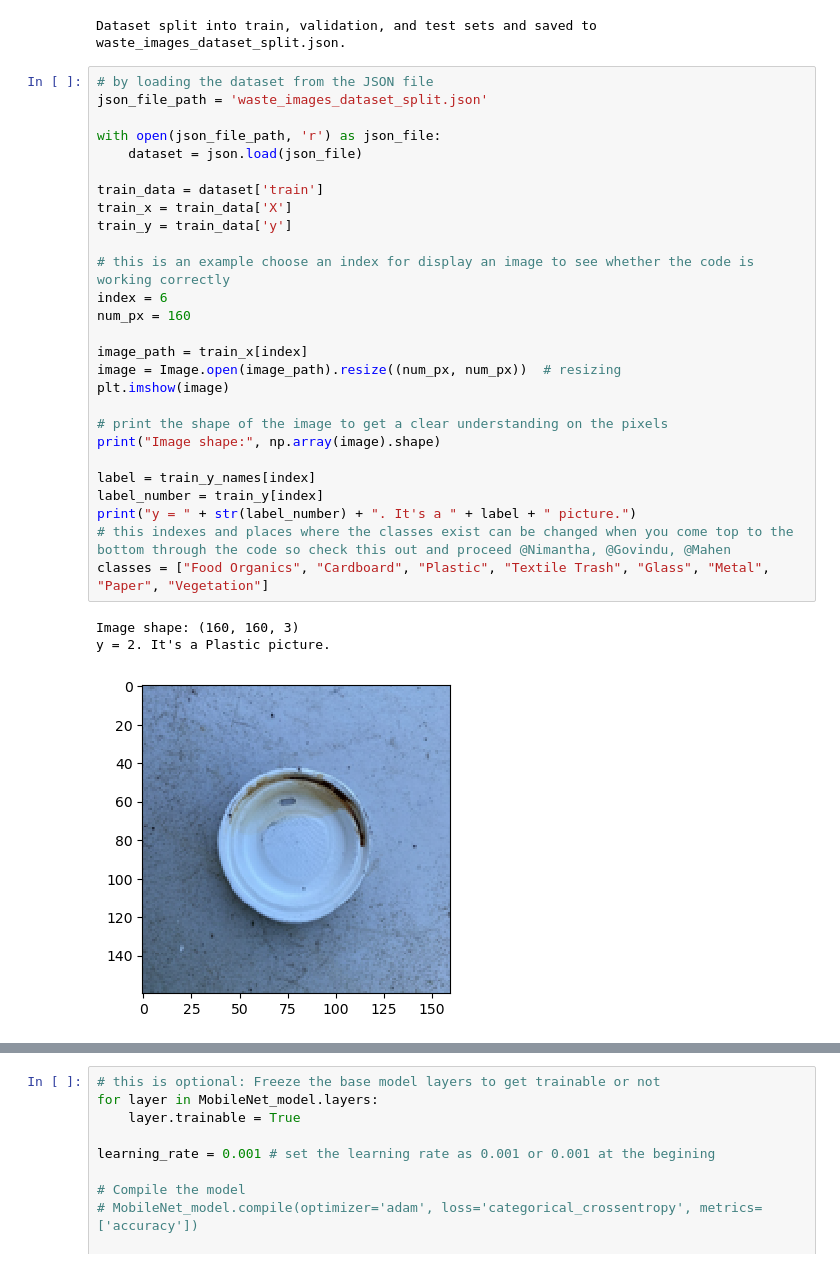
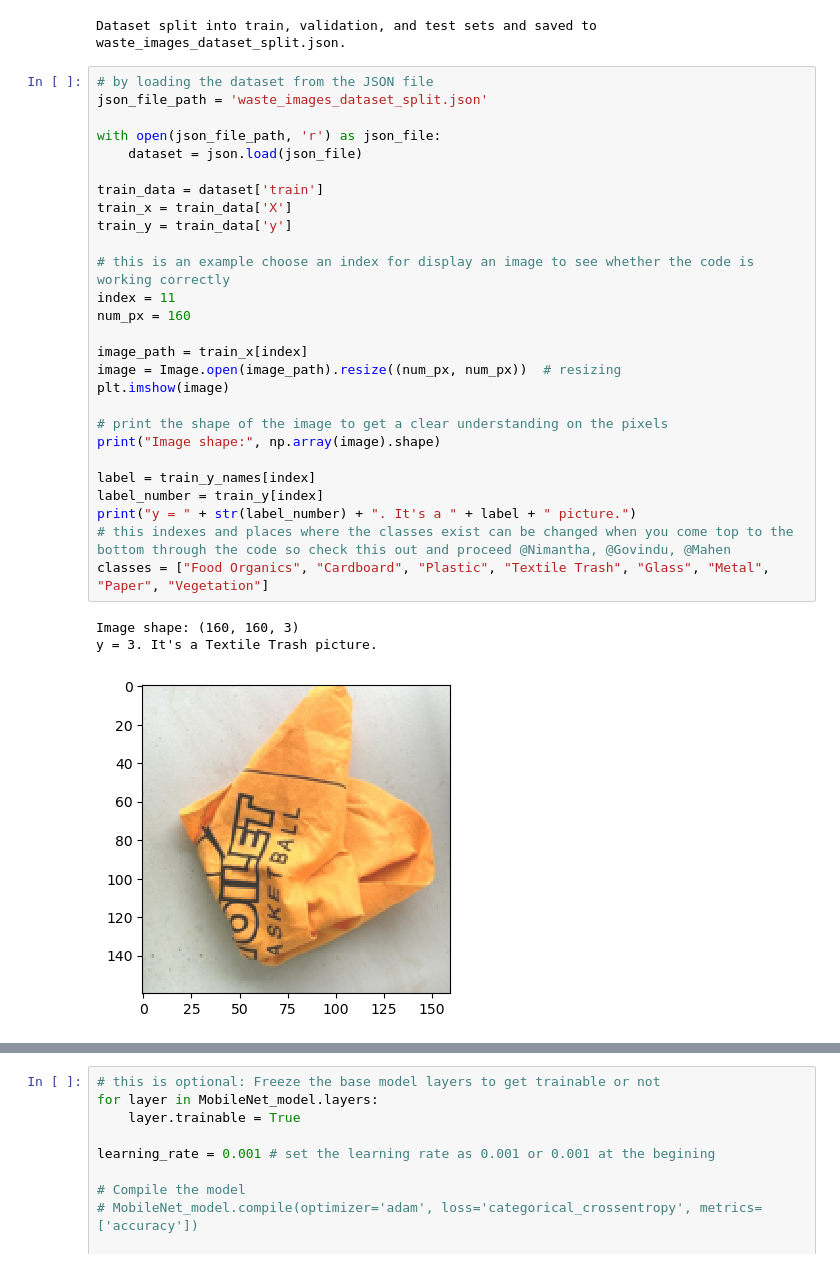
Before and after one commit to NimanthaAdikaram/CNN-Project-VisionX, a Jupyter notebook: Classifier.ipynb, the cells around one changed output, grey strips where cells are left out. Drawn from its saved outputs; the diff is of its cells as text.

```diff
--- a/Classifier.ipynb
+++ b/Classifier.ipynb
@@ -151,34 +151,34 @@ Dataset split into train, validation, and test sets and saved to waste_images_da
 # %%
 # by loading the dataset from the JSON file
 json_file_path = 'waste_images_dataset_split.json'
 
 with open(json_file_path, 'r') as json_file:
     dataset = json.load(json_file)
 
 train_data = dataset['train']
 train_x = train_data['X']
 train_y = train_data['y']
 
 # this is an example choose an index for display an image to see whether the code is working correctly
-index = 6
+index = 11
 num_px = 160
 
 image_path = train_x[index]
 image = Image.open(image_path).resize((num_px, num_px))  # resizing
 plt.imshow(image)
 
 # print the shape of the image to get a clear understanding on the pixels
 print("Image shape:", np.array(image).shape)
 
 label = train_y_names[index]
 label_number = train_y[index]
 print("y = " + str(label_number) + ". It's a " + label + " picture.")
 # this indexes and places where the classes exist can be changed when you come top to the bottom through the code so check this out and proceed @Nimantha, @Govindu, @Mahen
 classes = ["Food Organics", "Cardboard", "Plastic", "Textile Trash", "Glass", "Metal", "Paper", "Vegetation"]
 # %% [output]
 Image shape: (160, 160, 3)
-y = 2. It's a Plastic picture.
+y = 3. It's a Textile Trash picture.
-[figure, old version]
+[figure, new version]
 # %%
 from sklearn.preprocessing import OneHotEncoder
 import numpy as np
```
Also changed, not shown: parts of 14 cells of this notebook.
